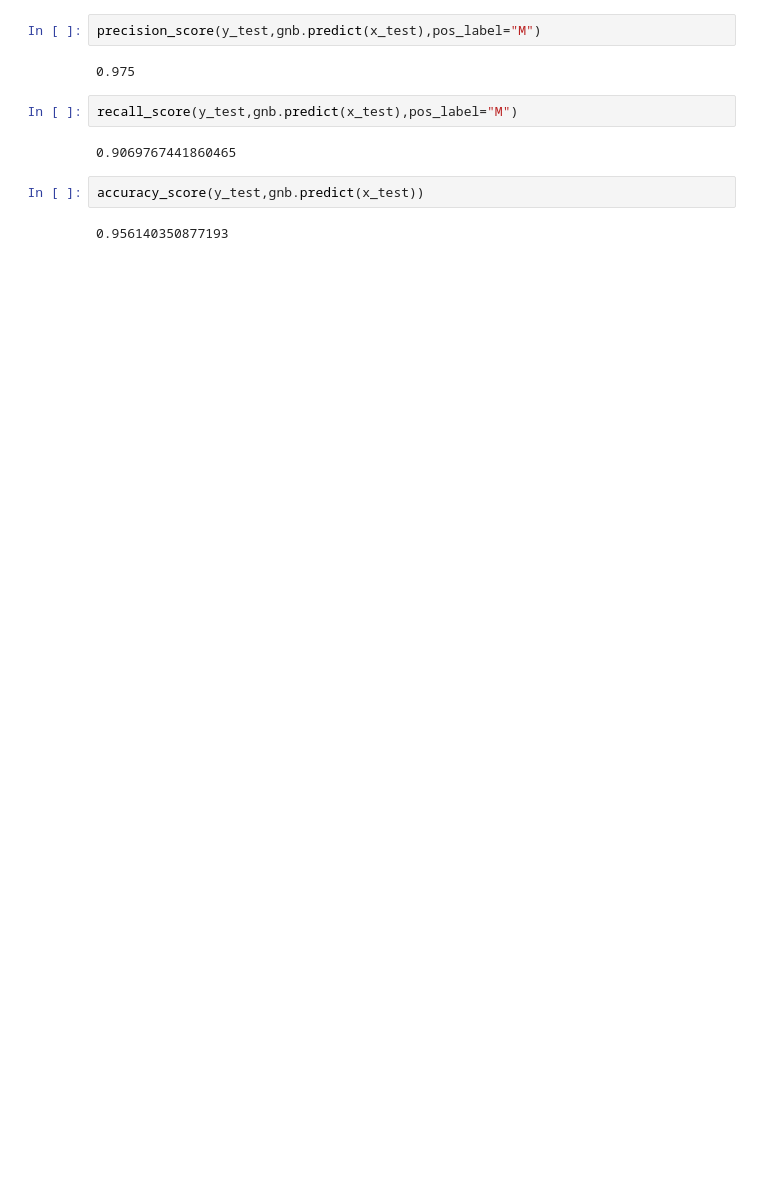
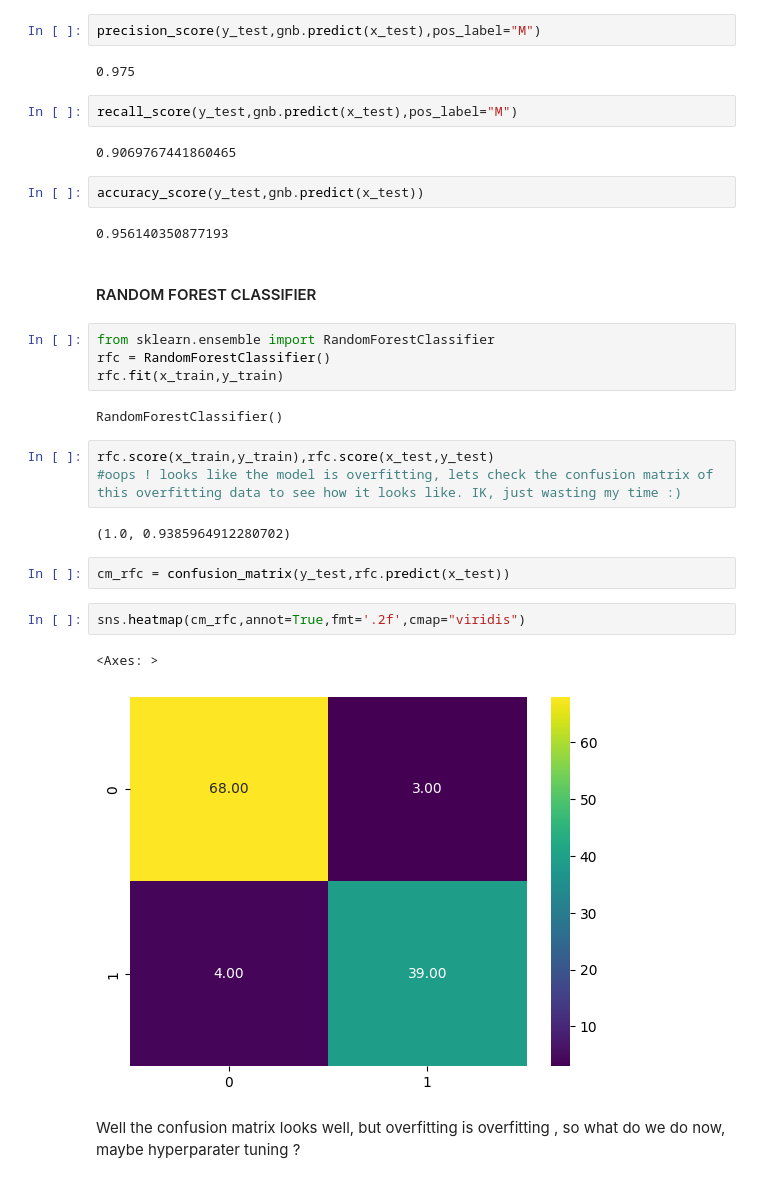
Before and after one commit to hahahang0/MLPracFromKaggle, a Jupyter notebook: BreastCancer/solutions/practical.ipynb, the cells around one changed output. Saved outputs shown, nothing was run; the diff lists cells and outputs as text; blank space fills up the shorter version.

Commit message:
2025-04-01 RadomForestClassifier KNN algorithm

```diff
--- a/BreastCancer/solutions/practical.ipynb
+++ b/BreastCancer/solutions/practical.ipynb
@@ -761,3 +765,25 @@ recall_score(y_test,gnb.predict(x_test),pos_label="M")
 accuracy_score(y_test,gnb.predict(x_test))
 # %% [output]
 0.956140350877193
+# %% [markdown]
+#### RANDOM FOREST CLASSIFIER
+# %%
+from sklearn.ensemble import RandomForestClassifier
+rfc = RandomForestClassifier()
+rfc.fit(x_train,y_train)
+# %% [output]
+RandomForestClassifier()
+# %%
+rfc.score(x_train,y_train),rfc.score(x_test,y_test)
+#oops ! looks like the model is overfitting, lets check the confusion matrix of this overfitting data to see how it looks like. IK, just wasting my time :)
+# %% [output]
+(1.0, 0.9385964912280702)
+# %%
+cm_rfc = confusion_matrix(y_test,rfc.predict(x_test))
+# %%
+sns.heatmap(cm_rfc,annot=True,fmt='.2f',cmap="viridis")
+# %% [output]
+<Axes: >
+[figure, added]
+# %% [markdown]
+<p>Well the confusion matrix looks well, but overfitting is overfitting , so what do we do now, maybe hyperparater tuning ? </p>
```
Also changed, not shown: parts of 19 cells of this notebook.
